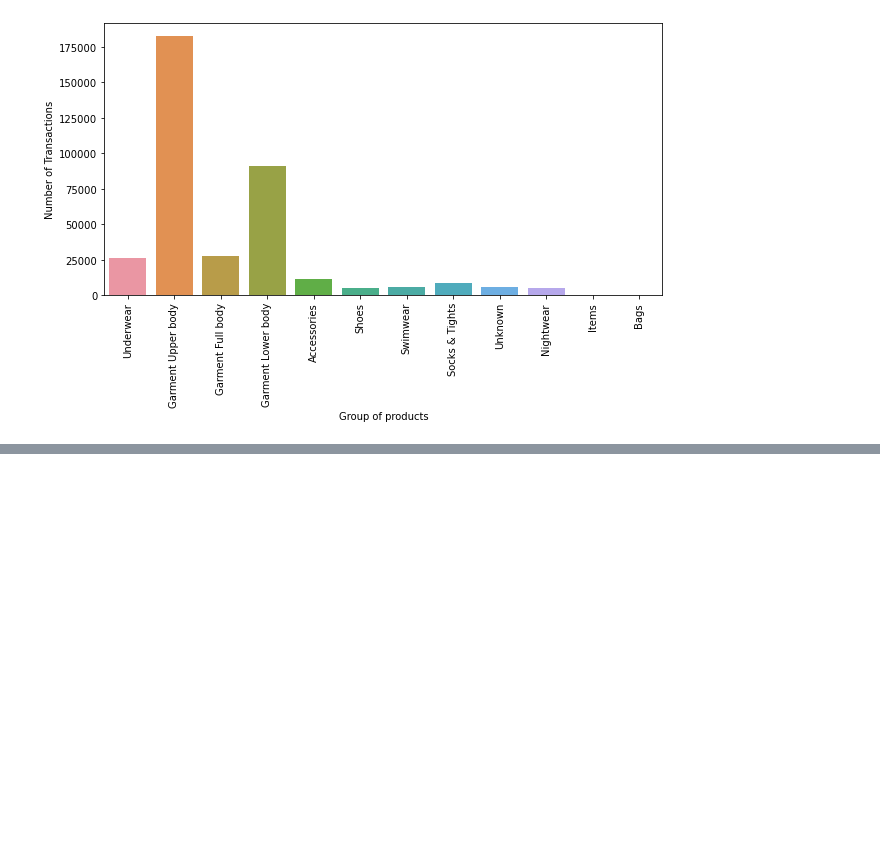
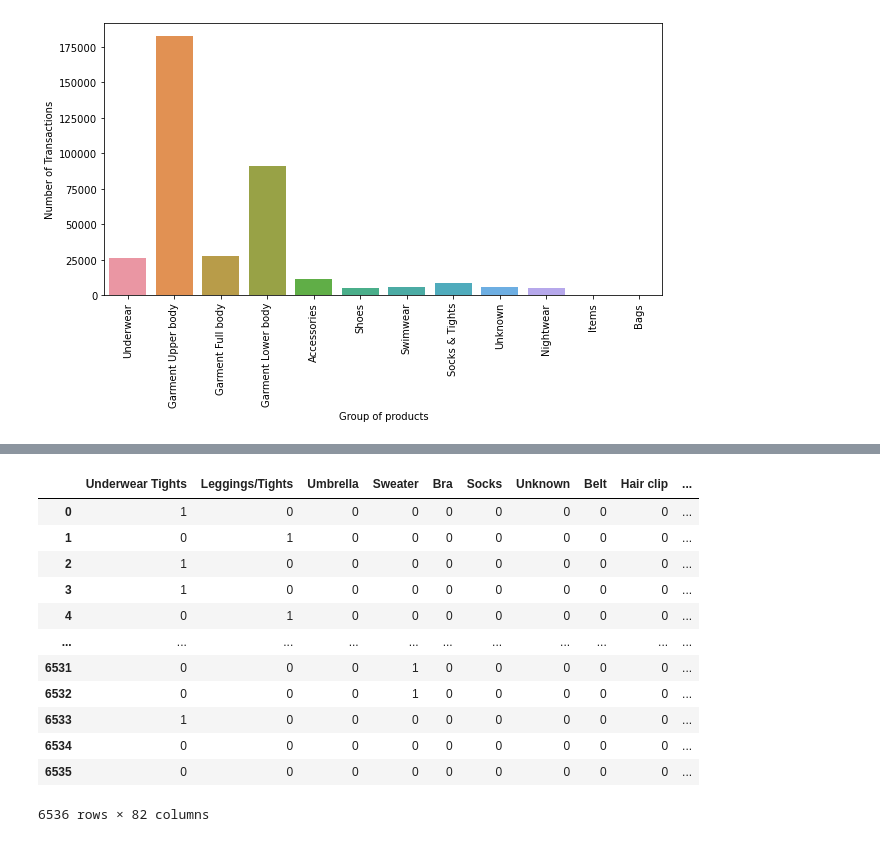
Before and after one commit to alessiabresolin/275601, a Jupyter notebook: project.ipynb, the cells around one changed output, grey strips where cells are left out. Saved outputs shown, nothing was run; the diff lists cells and outputs as text; code cells hidden in the pictures; blank space fills up the shorter version.

```diff
--- a/project.ipynb
+++ b/project.ipynb
@@ -670,0 +704,6 @@ plt.show()
+# %%
+section_count = Counter(articles['section_name'])
+sections = list(section_count.keys())
+for s in sections:
+    articles[s] = articles['section_name'].transform(lambda x: int(s in x))
+articles[sections]
@@ -670,0 +724,20 @@ plt.show()
+# %%
+type_article_count = Counter(articles['product_type_name'])
+types = list(type_article_count.keys())
+for t in types:
+    articles[t] = articles['product_type_name'].transform(lambda x: int(t in x))
+articles[types]
+# %% [output]
+|  | Underwear Tights | Leggings/Tights | Umbrella | Sweater | Bra | Socks | Unknown | Belt | Hair clip | ... |
+| 0 | 1 | 0 | 0 | 0 | 0 | 0 | 0 | 0 | 0 | ... |
+| 1 | 0 | 1 | 0 | 0 | 0 | 0 | 0 | 0 | 0 | ... |
+| 2 | 1 | 0 | 0 | 0 | 0 | 0 | 0 | 0 | 0 | ... |
+| 3 | 1 | 0 | 0 | 0 | 0 | 0 | 0 | 0 | 0 | ... |
+| 4 | 0 | 1 | 0 | 0 | 0 | 0 | 0 | 0 | 0 | ... |
+| ... | ... | ... | ... | ... | ... | ... | ... | ... | ... | ... |
+| 6531 | 0 | 0 | 0 | 1 | 0 | 0 | 0 | 0 | 0 | ... |
+| 6532 | 0 | 0 | 0 | 1 | 0 | 0 | 0 | 0 | 0 | ... |
+| 6533 | 1 | 0 | 0 | 0 | 0 | 0 | 0 | 0 | 0 | ... |
+| 6534 | 0 | 0 | 0 | 0 | 0 | 0 | 0 | 0 | 0 | ... |
+| 6535 | 0 | 0 | 0 | 0 | 0 | 0 | 0 | 0 | 0 | ... |
+6536 rows × 82 columns
```
Also changed, not shown: parts of 20 cells of this notebook.
